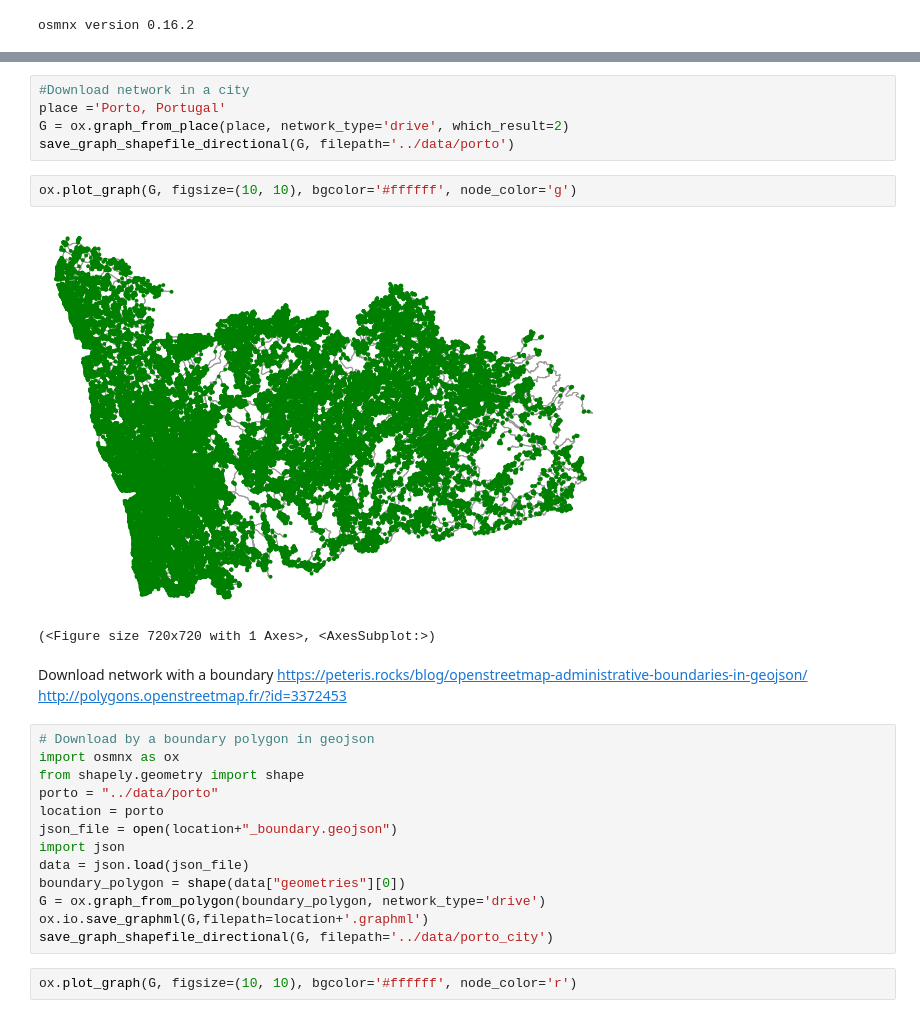
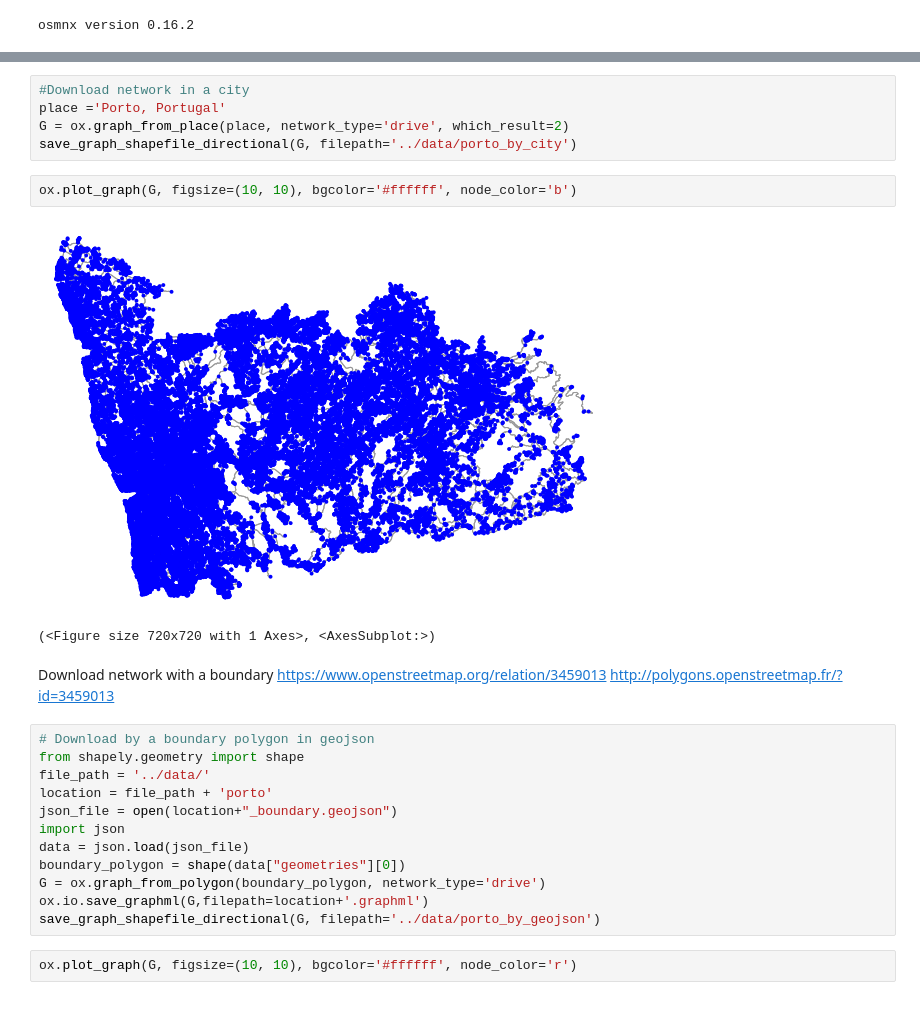
Before and after one commit to Thumbby/urban-computing-NTU, a Jupyter notebook: project_2/task1/data_loader.ipynb, the cells around one changed output, grey strips where cells are left out. Cells and saved outputs as stored; diff of their text form.

```diff
--- a/project_2/task1/data_loader.ipynb
+++ b/project_2/task1/data_loader.ipynb
@@ -48,29 +36,28 @@ print("--- %s seconds ---" % (time.time() - start_time))
 #Download network in a city
 place ='Porto, Portugal'
 G = ox.graph_from_place(place, network_type='drive', which_result=2)
-save_graph_shapefile_directional(G, filepath='../data/porto')
+save_graph_shapefile_directional(G, filepath='../data/porto_by_city')
 # %%
-ox.plot_graph(G, figsize=(10, 10), bgcolor='#ffffff', node_color='g')
+ox.plot_graph(G, figsize=(10, 10), bgcolor='#ffffff', node_color='b')
 # %% [output]
-[figure, old version]
+[figure, new version]
 (<Figure size 720x720 with 1 Axes>, <AxesSubplot:>)
 # %% [markdown]
 Download network with a boundary
-https://peteris.rocks/blog/openstreetmap-administrative-boundaries-in-geojson/
-http://polygons.openstreetmap.fr/?id=3372453
+https://www.openstreetmap.org/relation/3459013
+http://polygons.openstreetmap.fr/?id=3459013
 # %%
 # Download by a boundary polygon in geojson
-import osmnx as ox
 from shapely.geometry import shape
-porto = "../data/porto"
-location = porto
+file_path = '../data/'
+location = file_path + 'porto'
 json_file = open(location+"_boundary.geojson")
 import json
 data = json.load(json_file)
 boundary_polygon = shape(data["geometries"][0])
 G = ox.graph_from_polygon(boundary_polygon, network_type='drive')
 ox.io.save_graphml(G,filepath=location+'.graphml')
-save_graph_shapefile_directional(G, filepath='../data/porto_city')
+save_graph_shapefile_directional(G, filepath='../data/porto_by_geojson')
 # %%
 ox.plot_graph(G, figsize=(10, 10), bgcolor='#ffffff', node_color='r')
 # %% [output]
```
Also changed, not shown: parts of 5 cells of this notebook, 12 other files.
